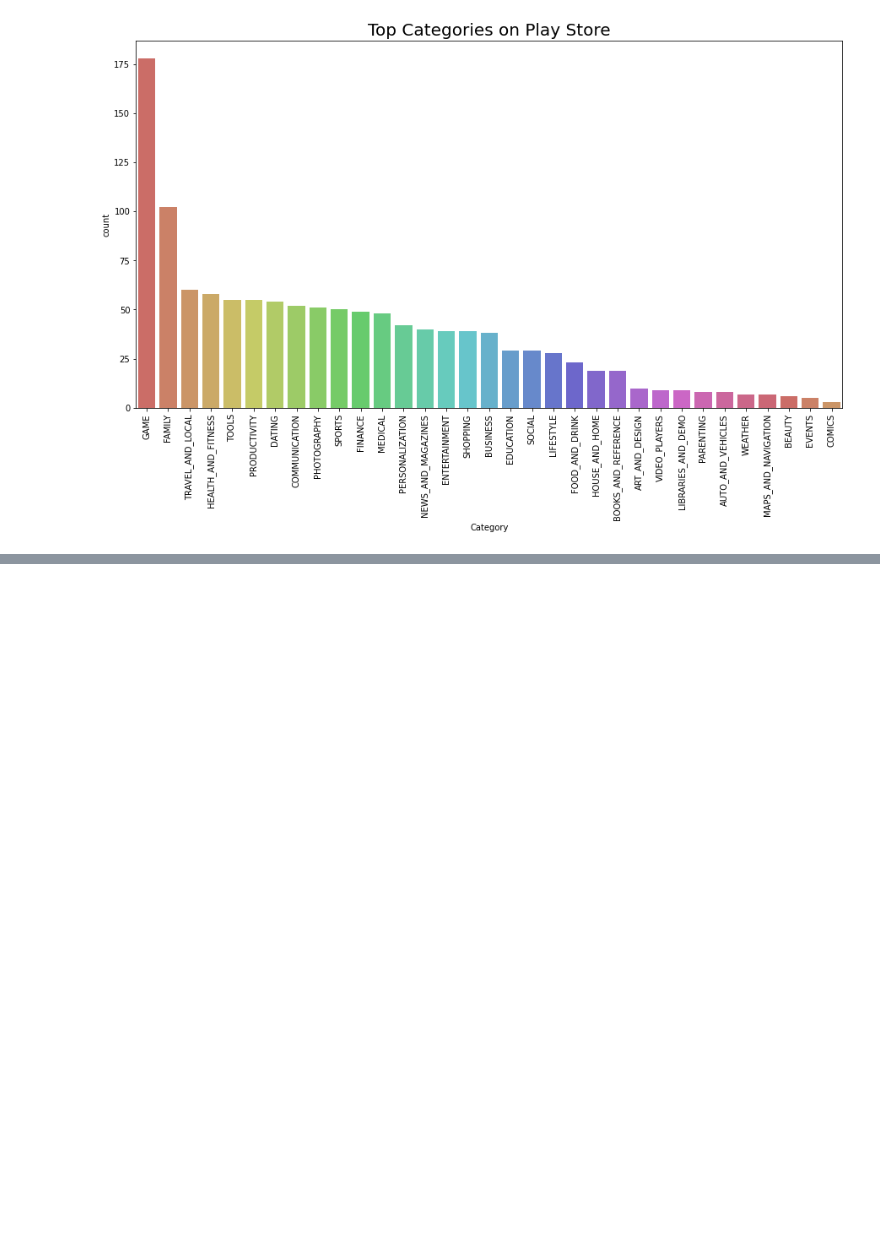
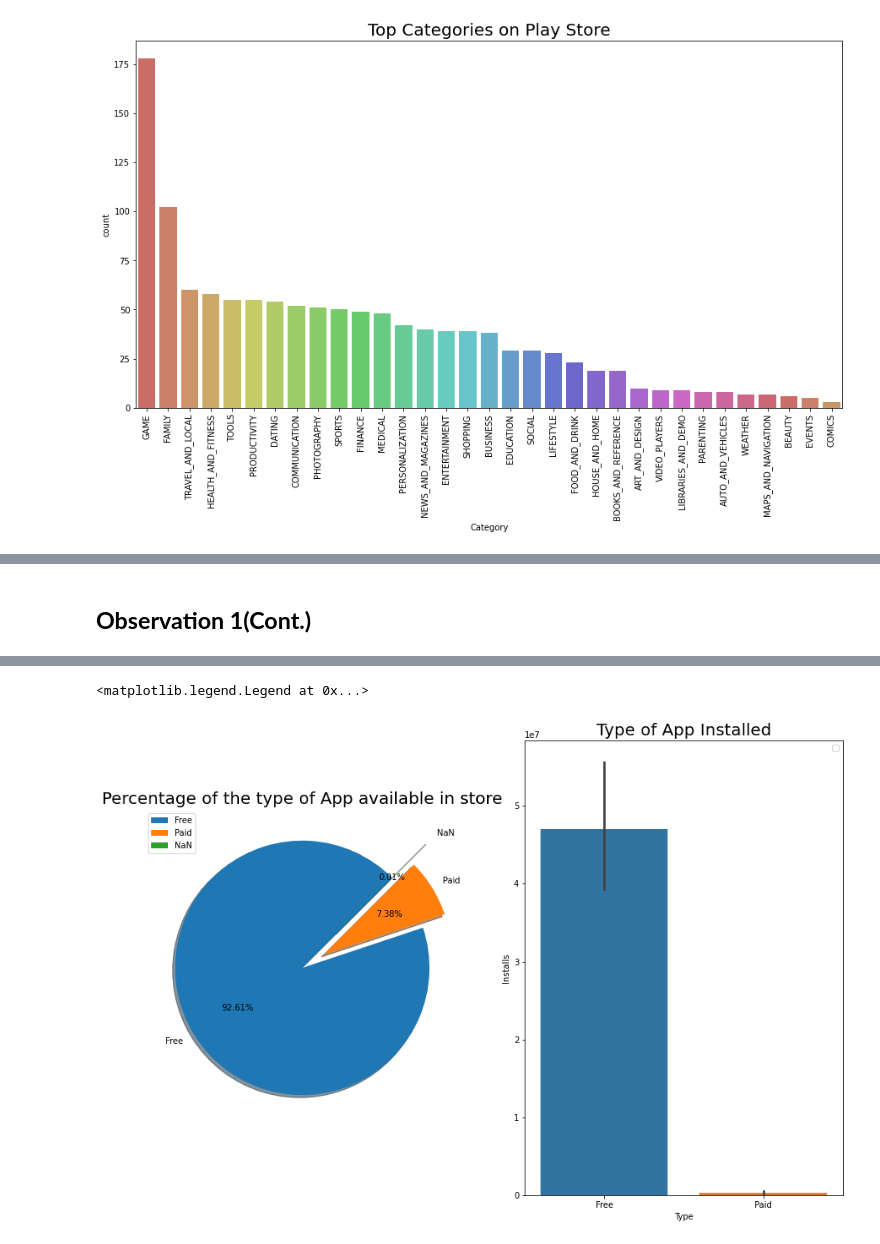
Before and after one commit to shashankm10/play_store_EDA, a Jupyter notebook: Play_Store_App_Review_Analysis_Capstone_Project.ipynb, the cells around one changed output, grey strips where cells are left out. Drawn from its saved outputs; the diff is of its cells as text; code cells hidden in the pictures; blank space fills up the shorter version.

```diff
--- a/Play_Store_App_Review_Analysis_Capstone_Project.ipynb
+++ b/Play_Store_App_Review_Analysis_Capstone_Project.ipynb
@@ -441,0 +548,17 @@ plt.xticks(rotation=90)
+# %% [markdown]
+## **Observation 1(Cont.)**
+# %%
+plt.figure(figsize=(15,10))
+
+plt.subplot(1,2,1)
+x=df.Type.value_counts()
+label=["Free","Paid","NaN"]
+plt.pie(x,labels=label,autopct="%1.2f%%",shadow=True, explode=[0, 0.2, 0.4], startangle=45)
+plt.title("Percentage of the type of App available in store", fontsize = 20)
+plt.legend()
+
+plt.subplot(1, 2, 2)
+sns.barplot(data=d, x='Type',y='Installs')
+plt.title("Type of App Installed", fontsize = 20)
+plt.legend()
+# %% [output]
@@ -441,0 +566,2 @@ plt.xticks(rotation=90)
+<matplotlib.legend.Legend at 0x...>
+[figure, added]
```
Also changed, not shown: parts of 70 cells of this notebook.
